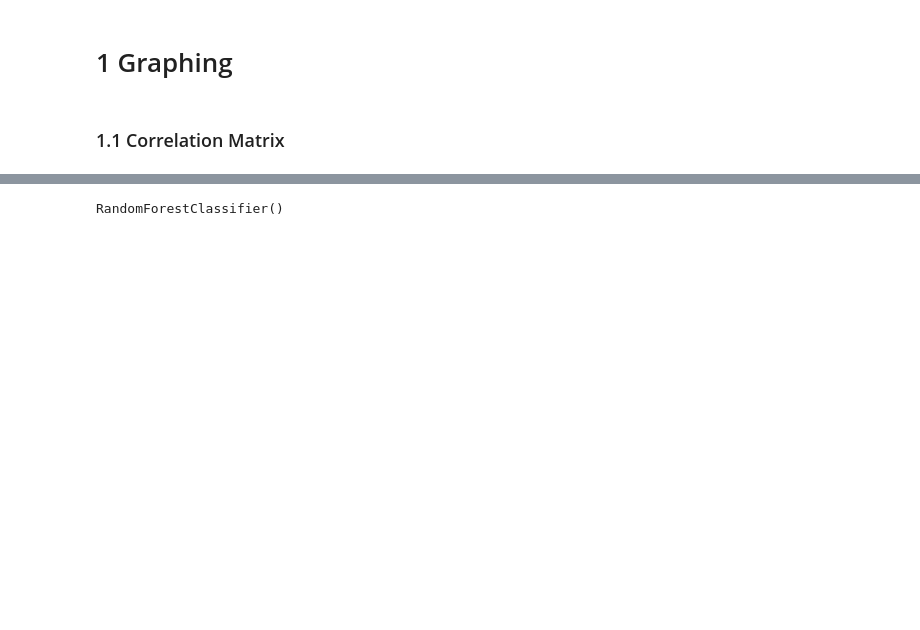
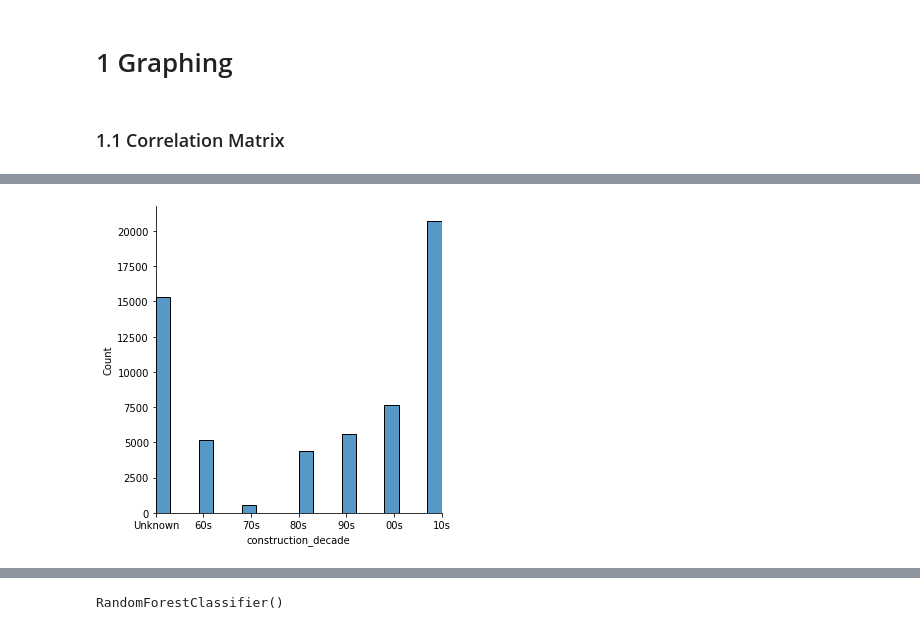
Before and after one commit to JasonErwin/dma-project, a Jupyter notebook: EDA.ipynb, the cells around one changed output, grey strips where cells are left out. Cells and saved outputs as stored; diff of their text form; code cells hidden in the pictures; blank space fills up the shorter version.

```diff
--- a/EDA.ipynb
+++ b/EDA.ipynb
@@ -41,0 +42,7 @@ plt.show()
+# %%
+ax = sns.displot(data=df, x='construction_decade')
+plt.xlim(0,6)
+ax.set_xticklabels(['Unknown', '60s', '70s', '80s', '90s', '00s', '10s'])
+plt.show()
+# %% [output]
+[figure, added]
```
Also changed, not shown: parts of 14 cells of this notebook, 3 other files.
